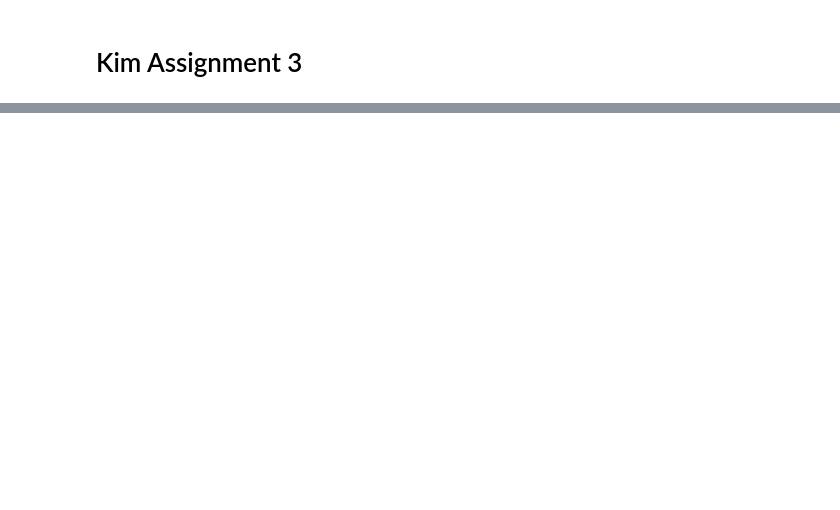
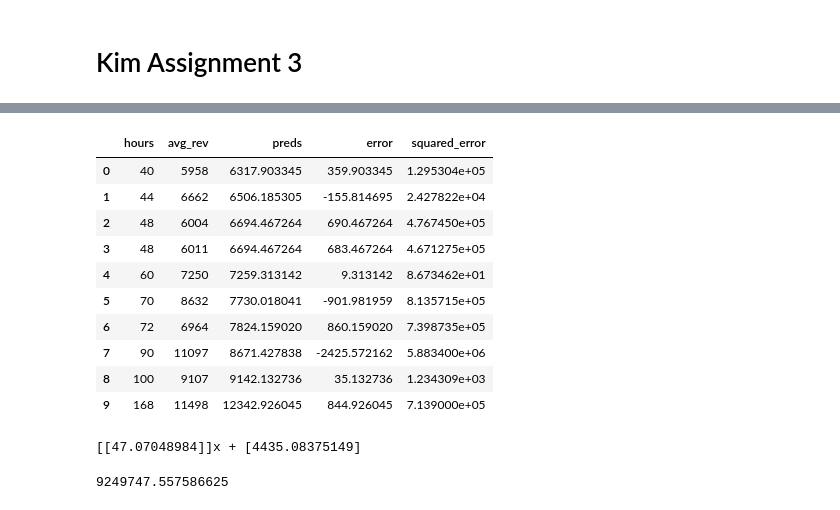
Before and after one commit to tdotkim/nw_msds, a Jupyter notebook: 460_decision_analytics/week_6/Kim_Assignment_3.ipynb, the cells around one changed output, grey strips where cells are left out. Drawn from its saved outputs; the diff is of its cells as text; code cells hidden in the pictures; blank space fills up the shorter version.

```diff
--- a/460_decision_analytics/week_6/Kim_Assignment_3.ipynb
+++ b/460_decision_analytics/week_6/Kim_Assignment_3.ipynb
@@ -157,0 +436,37 @@ TV: 0
+# %%
+
+
+
+df = pd.DataFrame(list(zip(hours_of_operation,average_revenue)),columns=['hours','avg_rev'])
+
+x = df['hours'].values.reshape(10,1)
+y = df['avg_rev'].values.reshape(10,1)
+# %%
+lr_model = LinearRegression()
+lr_model.fit(x,y)
+
+df['preds'] = lr_model.predict(x)
+df['error'] = df['preds'] - df['avg_rev']
+df['squared_error'] = df['error'] ** 2
+# %%
+df
+# %% [output]
+|  | hours | avg_rev | preds | error | squared_error |
+| 0 | 40 | 5958 | 6317.903345 | 359.903345 | 1.295304e+05 |
+| 1 | 44 | 6662 | 6506.185305 | -155.814695 | 2.427822e+04 |
+| 2 | 48 | 6004 | 6694.467264 | 690.467264 | 4.767450e+05 |
+| 3 | 48 | 6011 | 6694.467264 | 683.467264 | 4.671275e+05 |
+| 4 | 60 | 7250 | 7259.313142 | 9.313142 | 8.673462e+01 |
+| 5 | 70 | 8632 | 7730.018041 | -901.981959 | 8.135715e+05 |
+| 6 | 72 | 6964 | 7824.159020 | 860.159020 | 7.398735e+05 |
+| 7 | 90 | 11097 | 8671.427838 | -2425.572162 | 5.883400e+06 |
+| 8 | 100 | 9107 | 9142.132736 | 35.132736 | 1.234309e+03 |
+| 9 | 168 | 11498 | 12342.926045 | 844.926045 | 7.139000e+05 |
+# %%
+print(f'{lr_model.coef_}x + {lr_model.intercept_}')
+# %% [output]
+[[47.07048984]]x + [4435.08375149]
+# %%
+df['squared_error'].sum()
+# %% [output]
+9249747.557586625
```
Also changed, not shown: parts of 25 cells of this notebook.
